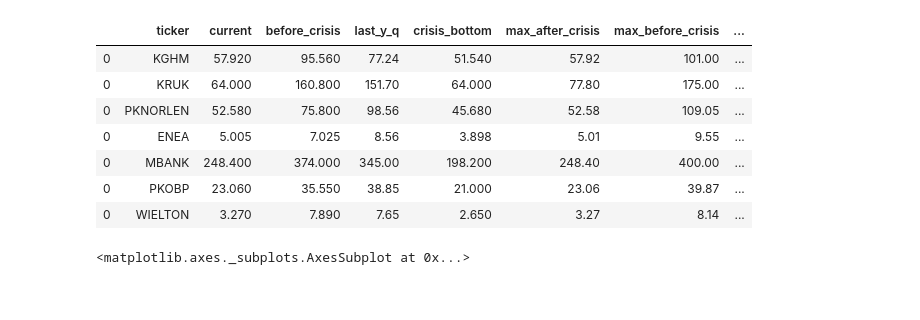
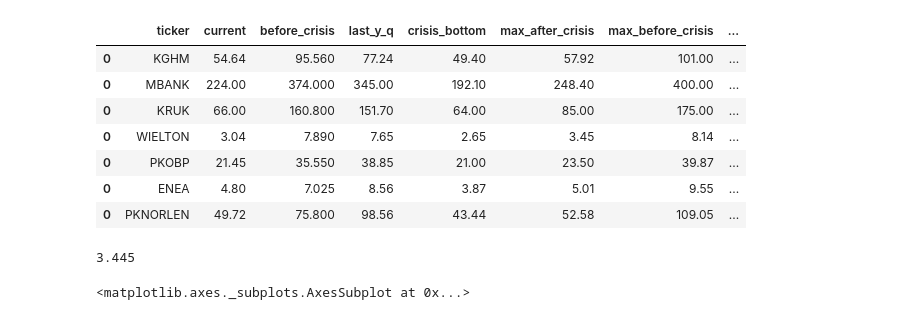
Before and after one commit to showeye/wse_analytics, a Jupyter notebook: bossa.ipynb, the cells around one changed output. Cells and saved outputs as stored; diff of their text form; code cells hidden in the pictures.

```diff
--- a/bossa.ipynb
+++ b/bossa.ipynb
@@ -77,6 +77,6 @@ Gained since big drop: 17.25%
 # %%
 before_crisis = '2020-02-17'
-top_bottom = '2020-03-13'
+top_bottom = '2020-03-12'
 new_year = '2020-01-01'
 last_y_quarter = '2019-10-01'
 
@@ -110,17 +110,23 @@ for w in watch_af:
 # %%
 dfres.loc[:,'growth_quarter'] = round(dfres.loc[:,'before_crisis'] * 100 / dfres.loc[:,'last_y_q'] - 100, 2)
 dfres.loc[:,'growth_from_crisis'] = round(dfres.loc[:,'max_after_crisis'] * 100 / dfres.loc[:,'crisis_bottom'] - 100, 2)
+dfres.loc[:,'growth_current'] = round(dfres.loc[:,'current'] * 100 / dfres.loc[:,'crisis_bottom'] - 100, 2)
+dfres.loc[:,'drop_current'] = round(dfres.loc[:,'current'] * 100 / dfres.loc[:,'max_before_crisis'] - 100, 2)
-# %%
-dfres
-# %% [output]
-|  | ticker | current | before_crisis | last_y_q | crisis_bottom | max_after_crisis | max_before_crisis | ... |
-| 0 | KGHM | 57.920 | 95.560 | 77.24 | 51.540 | 57.92 | 101.00 | ... |
-| 0 | KRUK | 64.000 | 160.800 | 151.70 | 64.000 | 77.80 | 175.00 | ... |
-| 0 | PKNORLEN | 52.580 | 75.800 | 98.56 | 45.680 | 52.58 | 109.05 | ... |
-| 0 | ENEA | 5.005 | 7.025 | 8.56 | 3.898 | 5.01 | 9.55 | ... |
-| 0 | MBANK | 248.400 | 374.000 | 345.00 | 198.200 | 248.40 | 400.00 | ... |
-| 0 | PKOBP | 23.060 | 35.550 | 38.85 | 21.000 | 23.06 | 39.87 | ... |
-| 0 | WIELTON | 3.270 | 7.890 | 7.65 | 2.650 | 3.27 | 8.14 | ... |
+# %%
+dfres.sort_values('growth_quarter', ascending=False)
+# %% [output]
+|  | ticker | current | before_crisis | last_y_q | crisis_bottom | max_after_crisis | max_before_crisis | ... |
+| 0 | KGHM | 54.64 | 95.560 | 77.24 | 49.40 | 57.92 | 101.00 | ... |
+| 0 | MBANK | 224.00 | 374.000 | 345.00 | 192.10 | 248.40 | 400.00 | ... |
+| 0 | KRUK | 66.00 | 160.800 | 151.70 | 64.00 | 85.00 | 175.00 | ... |
+| 0 | WIELTON | 3.04 | 7.890 | 7.65 | 2.65 | 3.45 | 8.14 | ... |
+| 0 | PKOBP | 21.45 | 35.550 | 38.85 | 21.00 | 23.50 | 39.87 | ... |
+| 0 | ENEA | 4.80 | 7.025 | 8.56 | 3.87 | 5.01 | 9.55 | ... |
+| 0 | PKNORLEN | 49.72 | 75.800 | 98.56 | 43.44 | 52.58 | 109.05 | ... |
+# %%
+2.65*0.3 + 2.65
+# %% [output]
+3.445
 # %%
 df = pd.read_csv('data/KGHM.mst')
 
```
Also changed, not shown: parts of 9 cells of this notebook.
